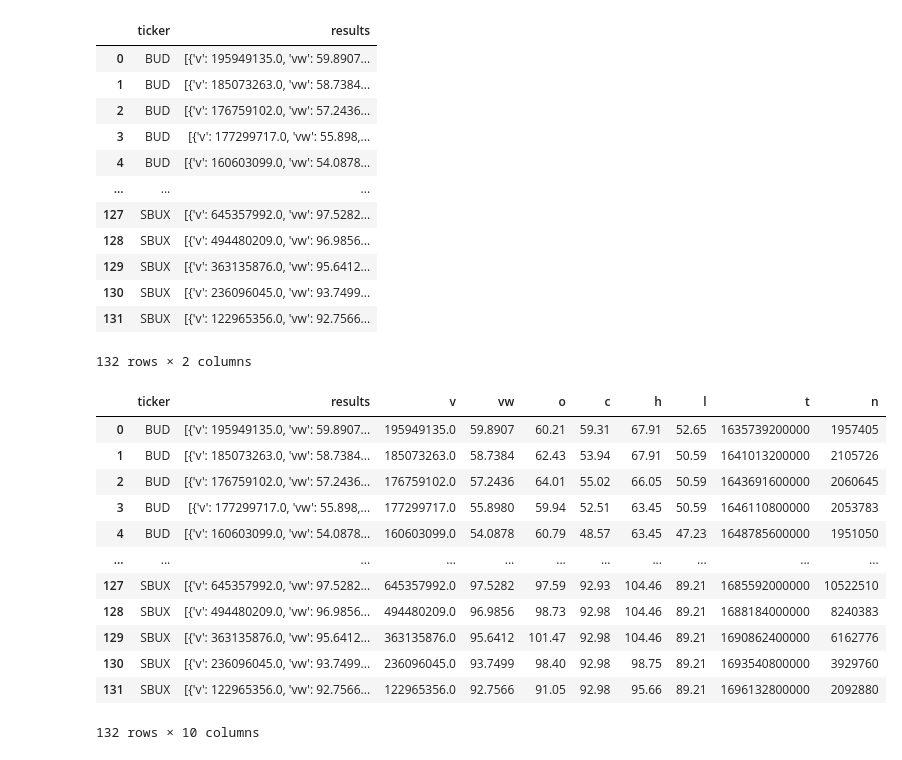
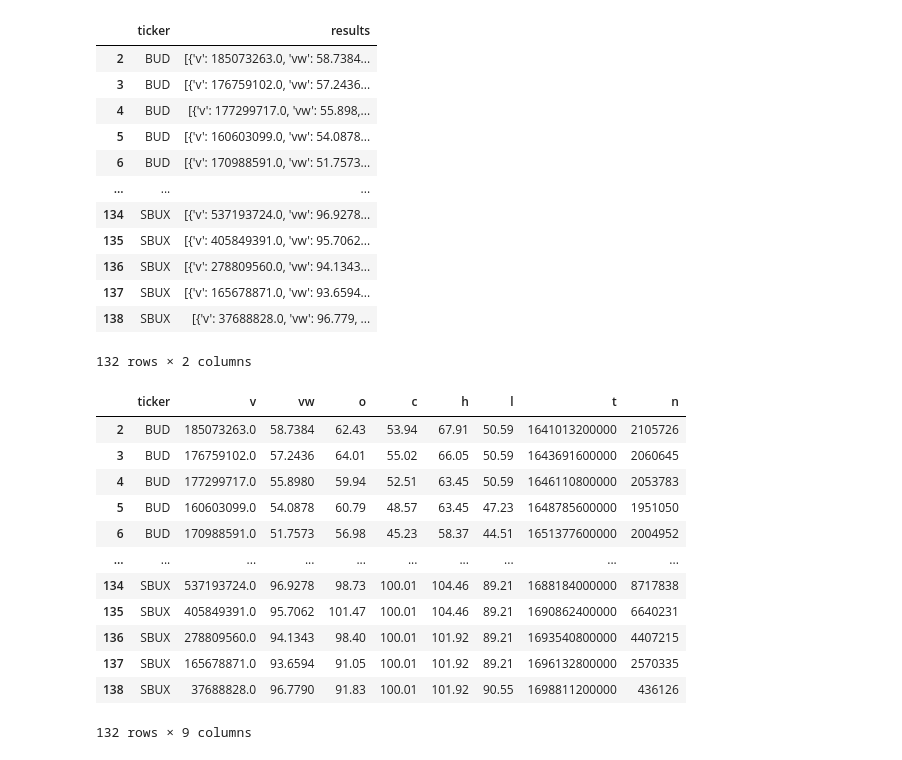
Before and after one commit to DKAce330/Project-1, a Jupyter notebook: Data_Extraction.ipynb, the cells around one changed output. Drawn from its saved outputs; the diff is of its cells as text; code cells hidden in the pictures.

Commit message:
Data.csv updated to correct coke stock     -KO, not COKE (bottling plant) Analysis done

```diff
--- a/Data_Extraction.ipynb
+++ b/Data_Extraction.ipynb
@@ -11,7 +11,7 @@ from Config import apikey
 #Start by accessing api
 base_url=f"https://api.polygon.io/v2/aggs/ticker/"
 #Beer=BUDweiser and coors(TAP), Soda=COKE and PEPsi, Coffee=dutchBROS and StarBUX
-tickers=["BUD","TAP","COKE","PEP","BROS","SBUX"]
+tickers=["BUD","TAP","KO","PEP","BROS","SBUX"]
 data_list=[]
 # %%
 def iterate_months():
@@ -54,7 +54,7 @@ for tick in tickers:
         time.sleep(13)
 
         #Stop on todays date
-        if month == "2023-10-01":
+        if month == "2023-11-02":
             break
 
 #Quality of life to say when its done
@@ -93,45 +93,47 @@ df.head()
 # %%
 #Clean the dataframe
 cleandf = df.loc[:, ['ticker', 'results']]
+cleandf=cleandf.dropna()
 cleandf
 # %% [output]
 |  | ticker | results |
-| 0 | BUD | [{'v': 195949135.0, 'vw': 59.8907... |
-| 1 | BUD | [{'v': 185073263.0, 'vw': 58.7384... |
-| 2 | BUD | [{'v': 176759102.0, 'vw': 57.2436... |
-| 3 | BUD | [{'v': 177299717.0, 'vw': 55.898,... |
-| 4 | BUD | [{'v': 160603099.0, 'vw': 54.0878... |
+| 2 | BUD | [{'v': 185073263.0, 'vw': 58.7384... |
+| 3 | BUD | [{'v': 176759102.0, 'vw': 57.2436... |
+| 4 | BUD | [{'v': 177299717.0, 'vw': 55.898,... |
+| 5 | BUD | [{'v': 160603099.0, 'vw': 54.0878... |
+| 6 | BUD | [{'v': 170988591.0, 'vw': 51.7573... |
 | ... | ... | ... |
-| 127 | SBUX | [{'v': 645357992.0, 'vw': 97.5282... |
-| 128 | SBUX | [{'v': 494480209.0, 'vw': 96.9856... |
-| 129 | SBUX | [{'v': 363135876.0, 'vw': 95.6412... |
-| 130 | SBUX | [{'v': 236096045.0, 'vw': 93.7499... |
-| 131 | SBUX | [{'v': 122965356.0, 'vw': 92.7566... |
+| 134 | SBUX | [{'v': 537193724.0, 'vw': 96.9278... |
+| 135 | SBUX | [{'v': 405849391.0, 'vw': 95.7062... |
+| 136 | SBUX | [{'v': 278809560.0, 'vw': 94.1343... |
+| 137 | SBUX | [{'v': 165678871.0, 'vw': 93.6594... |
+| 138 | SBUX | [{'v': 37688828.0, 'vw': 96.779, ... |
 132 rows × 2 columns
 # %%
 #Parse the results data
 df_new = cleandf.explode('results')
 def break_up_dictionary(row):
     results = row['results'][0]
     for key, value in results.items():
         row[key] = value
     return row
 
 df_new = cleandf.apply(break_up_dictionary, axis=1)
-df_new=df_new
+stock_df=df_new.loc[:, ['ticker', 'v',"vw","o","c","h","l","t","n"]]
+stock_df
 # %% [output]
-|  | ticker | results | v | vw | o | c | h | l | t | n |
-| 0 | BUD | [{'v': 195949135.0, 'vw': 59.8907... | 195949135.0 | 59.8907 | 60.21 | 59.31 | 67.91 | 52.65 | 1635739200000 | 1957405 |
-| 1 | BUD | [{'v': 185073263.0, 'vw': 58.7384... | 185073263.0 | 58.7384 | 62.43 | 53.94 | 67.91 | 50.59 | 1641013200000 | 2105726 |
-| 2 | BUD | [{'v': 176759102.0, 'vw': 57.2436... | 176759102.0 | 57.2436 | 64.01 | 55.02 | 66.05 | 50.59 | 1643691600000 | 2060645 |
-| 3 | BUD | [{'v': 177299717.0, 'vw': 55.898,... | 177299717.0 | 55.8980 | 59.94 | 52.51 | 63.45 | 50.59 | 1646110800000 | 2053783 |
-| 4 | BUD | [{'v': 160603099.0, 'vw': 54.0878... | 160603099.0 | 54.0878 | 60.79 | 48.57 | 63.45 | 47.23 | 1648785600000 | 1951050 |
-| ... | ... | ... | ... | ... | ... | ... | ... | ... | ... | ... |
-| 127 | SBUX | [{'v': 645357992.0, 'vw': 97.5282... | 645357992.0 | 97.5282 | 97.59 | 92.93 | 104.46 | 89.21 | 1685592000000 | 10522510 |
-| 128 | SBUX | [{'v': 494480209.0, 'vw': 96.9856... | 494480209.0 | 96.9856 | 98.73 | 92.98 | 104.46 | 89.21 | 1688184000000 | 8240383 |
-| 129 | SBUX | [{'v': 363135876.0, 'vw': 95.6412... | 363135876.0 | 95.6412 | 101.47 | 92.98 | 104.46 | 89.21 | 1690862400000 | 6162776 |
-| 130 | SBUX | [{'v': 236096045.0, 'vw': 93.7499... | 236096045.0 | 93.7499 | 98.40 | 92.98 | 98.75 | 89.21 | 1693540800000 | 3929760 |
-| 131 | SBUX | [{'v': 122965356.0, 'vw': 92.7566... | 122965356.0 | 92.7566 | 91.05 | 92.98 | 95.66 | 89.21 | 1696132800000 | 2092880 |
+|  | ticker | v | vw | o | c | h | l | t | n |
+| 2 | BUD | 185073263.0 | 58.7384 | 62.43 | 53.94 | 67.91 | 50.59 | 1641013200000 | 2105726 |
+| 3 | BUD | 176759102.0 | 57.2436 | 64.01 | 55.02 | 66.05 | 50.59 | 1643691600000 | 2060645 |
+| 4 | BUD | 177299717.0 | 55.8980 | 59.94 | 52.51 | 63.45 | 50.59 | 1646110800000 | 2053783 |
+| 5 | BUD | 160603099.0 | 54.0878 | 60.79 | 48.57 | 63.45 | 47.23 | 1648785600000 | 1951050 |
+| 6 | BUD | 170988591.0 | 51.7573 | 56.98 | 45.23 | 58.37 | 44.51 | 1651377600000 | 2004952 |
+| ... | ... | ... | ... | ... | ... | ... | ... | ... | ... |
+| 134 | SBUX | 537193724.0 | 96.9278 | 98.73 | 100.01 | 104.46 | 89.21 | 1688184000000 | 8717838 |
+| 135 | SBUX | 405849391.0 | 95.7062 | 101.47 | 100.01 | 104.46 | 89.21 | 1690862400000 | 6640231 |
+| 136 | SBUX | 278809560.0 | 94.1343 | 98.40 | 100.01 | 101.92 | 89.21 | 1693540800000 | 4407215 |
+| 137 | SBUX | 165678871.0 | 93.6594 | 91.05 | 100.01 | 101.92 | 89.21 | 1696132800000 | 2570335 |
+| 138 | SBUX | 37688828.0 | 96.7790 | 91.83 | 100.01 | 101.92 | 90.55 | 1698811200000 | 436126 |
-132 rows × 10 columns
+132 rows × 9 columns
 # %%
 #Save data to csv
```
Also changed, not shown: parts of 3 cells of this notebook, 5 other files.
